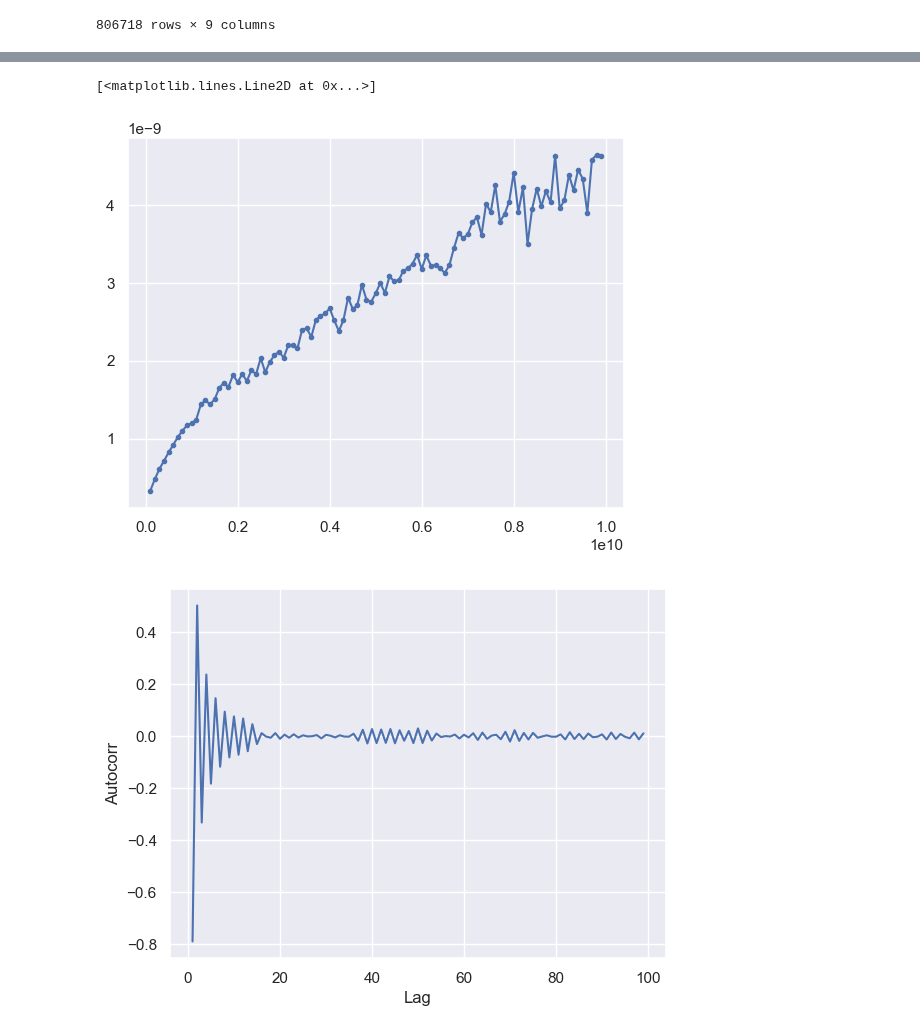
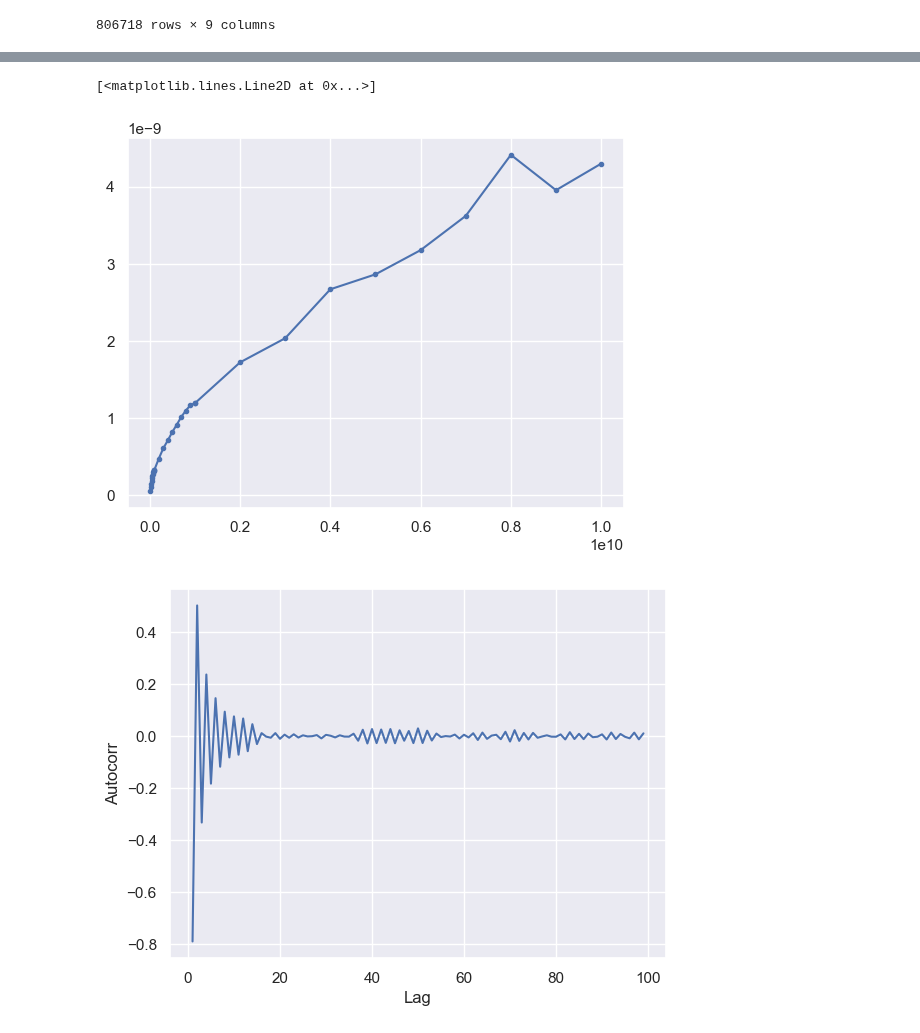
Before and after one commit to gaetanX21/hf-volatility, a Jupyter notebook: src/notebooks/playground/gaetan/gaetan_EURUSD.ipynb, the cells around one changed output, grey strips where cells are left out. Saved outputs shown, nothing was run; the diff lists cells and outputs as text; code cells hidden in the pictures.

```diff
--- a/src/notebooks/playground/gaetan/gaetan_EURUSD.ipynb
+++ b/src/notebooks/playground/gaetan/gaetan_EURUSD.ipynb
@@ -52,16 +62,19 @@ oneday
 # %%
 ts = pd.Series(np.log(oneday['Bid'].values), index=oneday['Timestamp'])
-taus = misc.range_timedelta(100, 10000, 100, 'ms')
+small_taus = misc.range_timedelta(10,110, 10, 'ms')
+mid_taus = misc.range_timedelta(100, 1100, 100, 'ms')
+large_taus = misc.range_timedelta(1, 11, 1, 's')
+taus = pd.concat([small_taus, mid_taus, large_taus])
 dp = []
 for tau in taus:
     dpm = (ts.resample(tau).first().ffill().diff()**2).mean()
     dp.append(dpm)
 
 plt.figure()
 plt.plot(taus, dp, marker='.')
 # %% [output]
 [<matplotlib.lines.Line2D at 0x...>]
-[figure, old version]
+[figure, new version]
 # %%
 # ts = np.sign(oneday['Bid'].diff()).dropna()
 ts = np.log(oneday['Bid']).diff()
```
Also changed, not shown: parts of 3 cells of this notebook, 3 other files.
